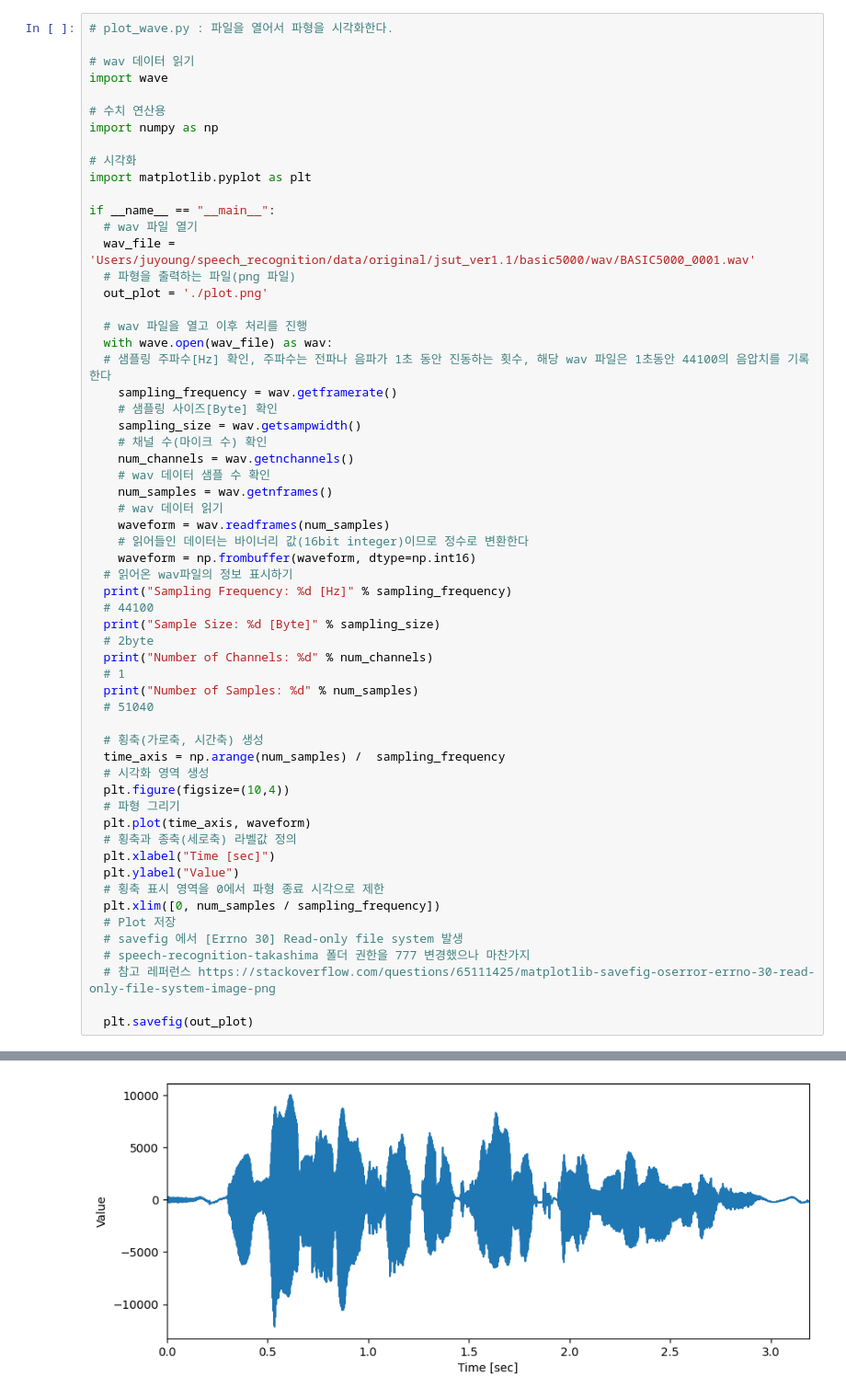
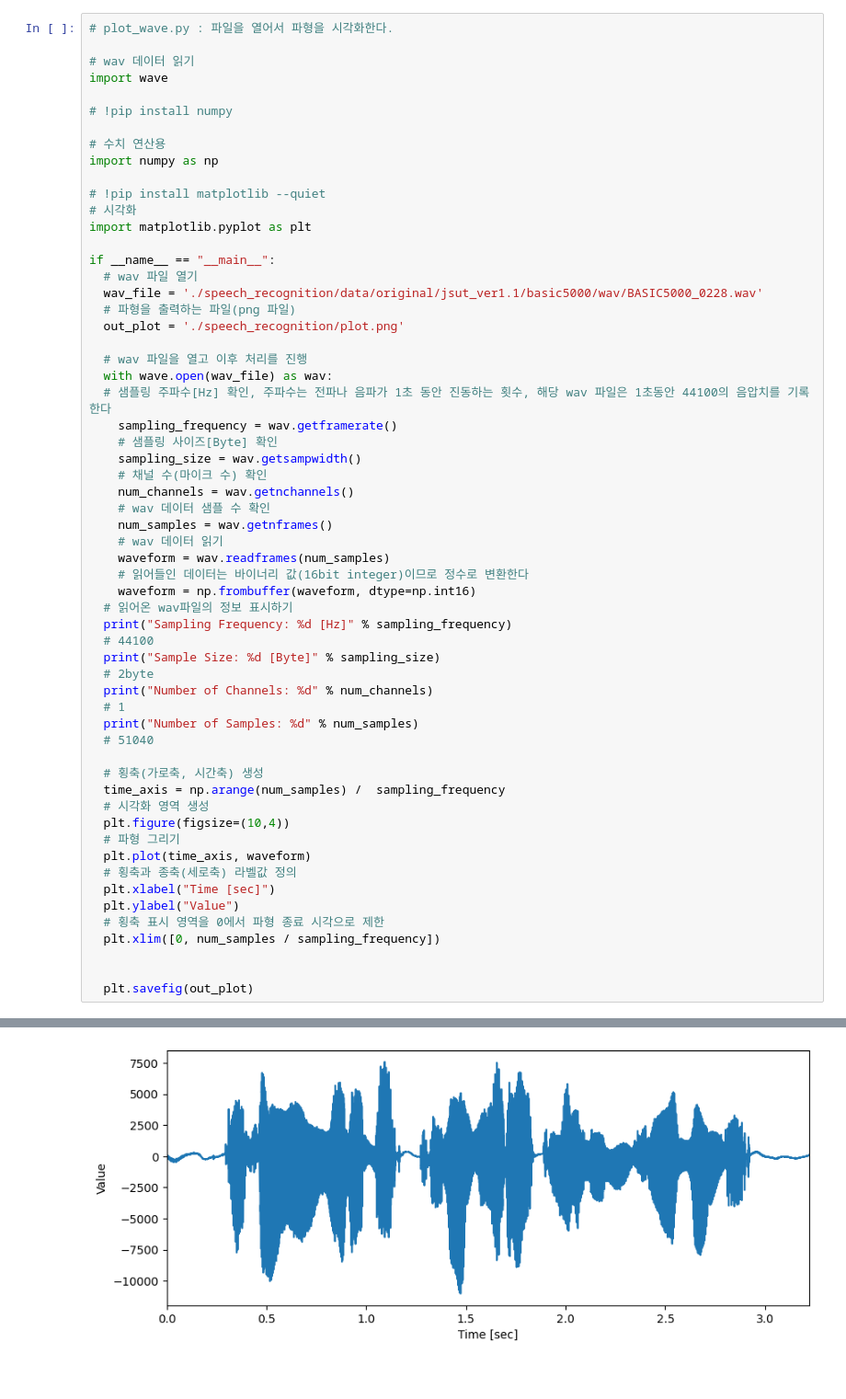
Before and after one commit to young9x0/data-with-python, a Jupyter notebook: speech-recognition-takashima/compute_feature.ipynb, the cells around one changed output, grey strips where cells are left out. Shown at 92% size. Drawn from its saved outputs; the diff is of its cells as text.

Commit message:
update download_data.ipynb, compute_feature.ipynb add compute_fbank.ipynb

```diff
--- a/speech-recognition-takashima/compute_feature.ipynb
+++ b/speech-recognition-takashima/compute_feature.ipynb
@@ -4,17 +4,20 @@
 # wav 데이터 읽기
 import wave
 
+# !pip install numpy
+
 # 수치 연산용
 import numpy as np
 
+# !pip install matplotlib --quiet
 # 시각화
 import matplotlib.pyplot as plt
 
 if __name__ == "__main__":
   # wav 파일 열기
-  wav_file = 'Users/juyoung/speech_recognition/data/original/jsut_ver1.1/basic5000/wav/BASIC5000_0001.wav'
+  wav_file = './speech_recognition/data/original/jsut_ver1.1/basic5000/wav/BASIC5000_0228.wav'
   # 파형을 출력하는 파일(png 파일)
-  out_plot = './plot.png'
+  out_plot = './speech_recognition/plot.png'
 
   # wav 파일을 열고 이후 처리를 진행
   with wave.open(wav_file) as wav:
@@ -51,10 +54,7 @@ if __name__ == "__main__":
   plt.ylabel("Value")
   # 횡축 표시 영역을 0에서 파형 종료 시각으로 제한
   plt.xlim([0, num_samples / sampling_frequency])
-  # Plot 저장
-  # savefig 에서 [Errno 30] Read-only file system 발생
-  # speech-recognition-takashima 폴더 권한을 777 변경했으나 마찬가지
-  # 참고 레퍼런스 https://stackoverflow.com/questions/65111425/matplotlib-savefig-oserror-errno-30-read-only-file-system-image-png
+
 
   plt.savefig(out_plot)
 # %% [output]
@@ -66 +65 @@ OSError: [Errno 30] Read-only file system: '/plot.png'
-[figure, old version]
+[figure, new version]
```
Also changed, not shown: parts of 3 cells of this notebook, 2 other files.
